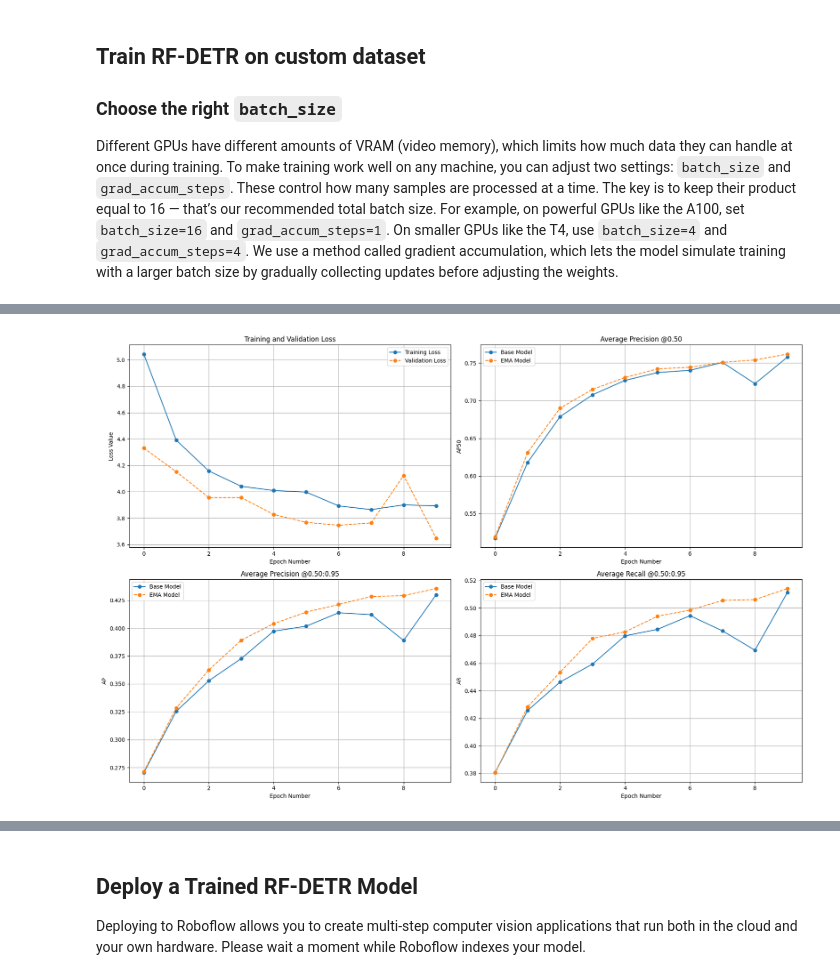
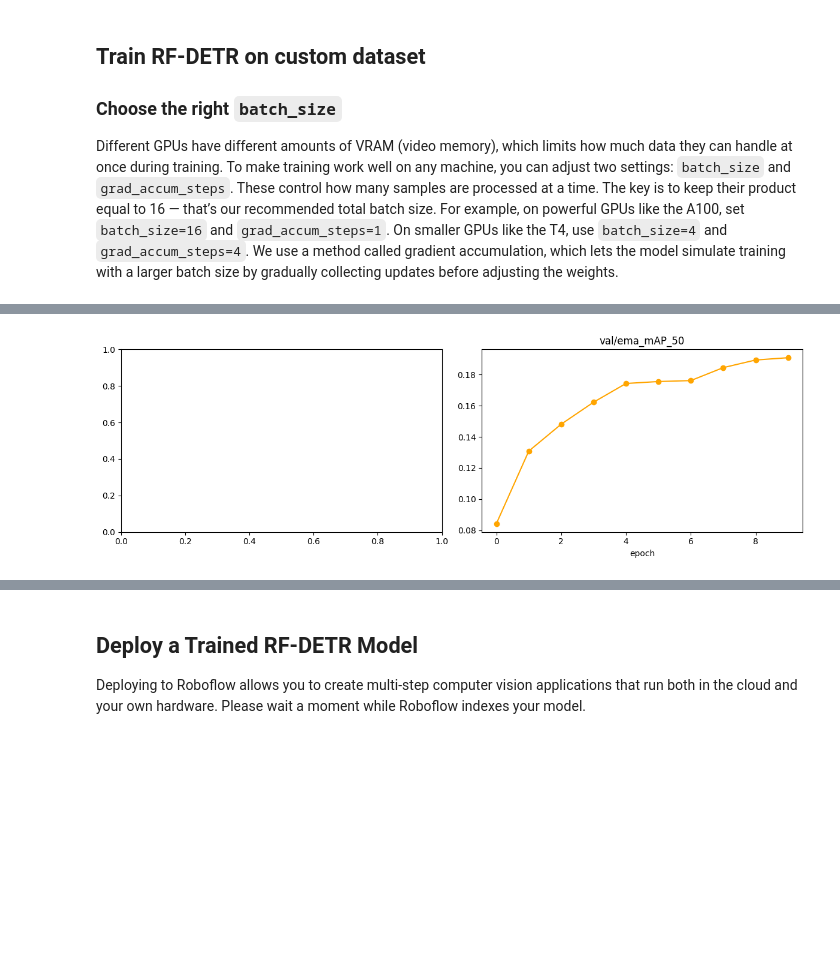
Before and after one commit to polangto-07/rf-detr, a Jupyter notebook: notebooks/how-to-finetune-rf-detr-on-detection-dataset.ipynb, the cells around one changed output, grey strips where cells are left out. Drawn from its saved outputs; the diff is of its cells as text; code cells hidden in the pictures; blank space fills up the shorter version.

```diff
--- a/notebooks/how-to-finetune-rf-detr-on-detection-dataset.ipynb
+++ b/notebooks/how-to-finetune-rf-detr-on-detection-dataset.ipynb
@@ -223,9 +210,26 @@ Total FLOPs: 0
-# %%
-from PIL import Image
-
-Image.open("/content/output/metrics_plot.png")
-# %% [output]
-[figure, removed]
+# %%
+import pandas as pd
+import matplotlib.pyplot as plt
+
+df = pd.read_csv("/content/output/metrics.csv")
+fig, axes = plt.subplots(1, 2, figsize=(12,4))
+
+if "train_loss" in df.columns:
+    axes[0].plot(df["epoch"], df["train_loss"], marker='o')
+    axes[0].set_title("Train Loss")
+    axes[0].set_xlabel("epoch")
+
+map_col = next((c for c in df.columns if "map" in c.lower()), None)
+if map_col:
+    valid_rows = df.dropna(subset=[map_col])
+    axes[1].plot(valid_rows["epoch"], valid_rows[map_col], marker='o', color='orange')
+    axes[1].set_title(map_col)
+    axes[1].set_xlabel("epoch")
+
+plt.tight_layout()
+plt.show()
+# %% [output]
+[figure, added]
 # %%
 !ls -la /content/output
 # %% [output]
```
Also changed, not shown: parts of 3 cells of this notebook.
